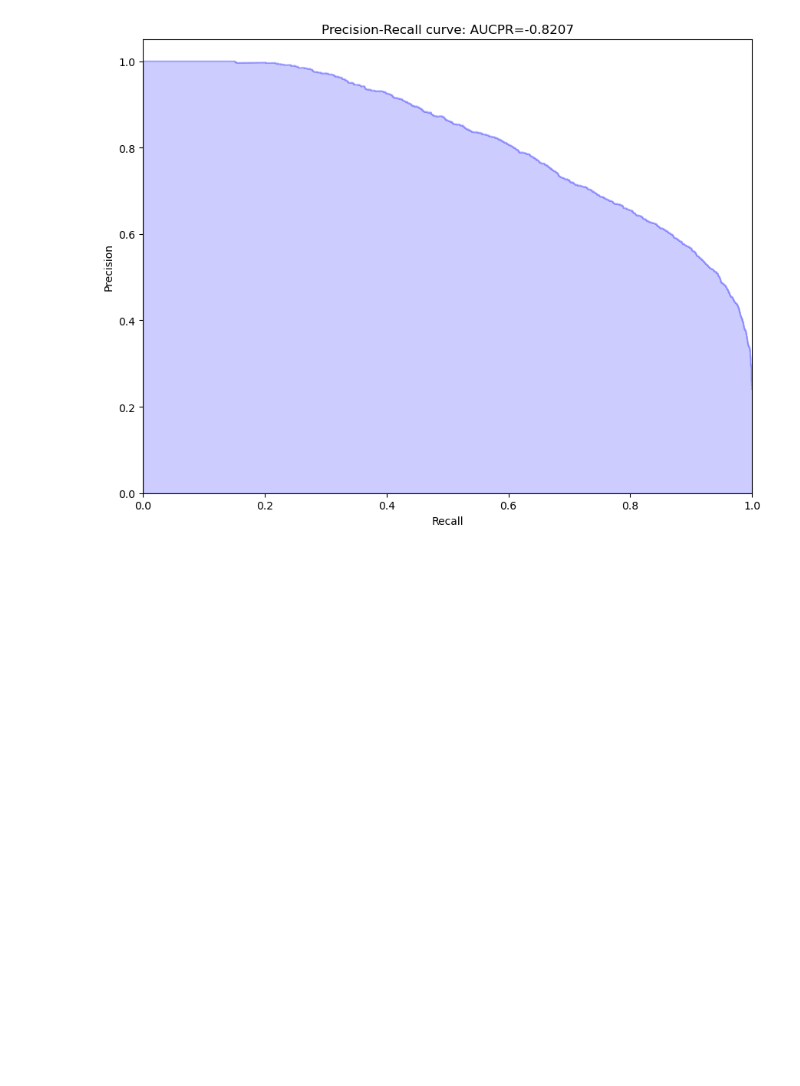
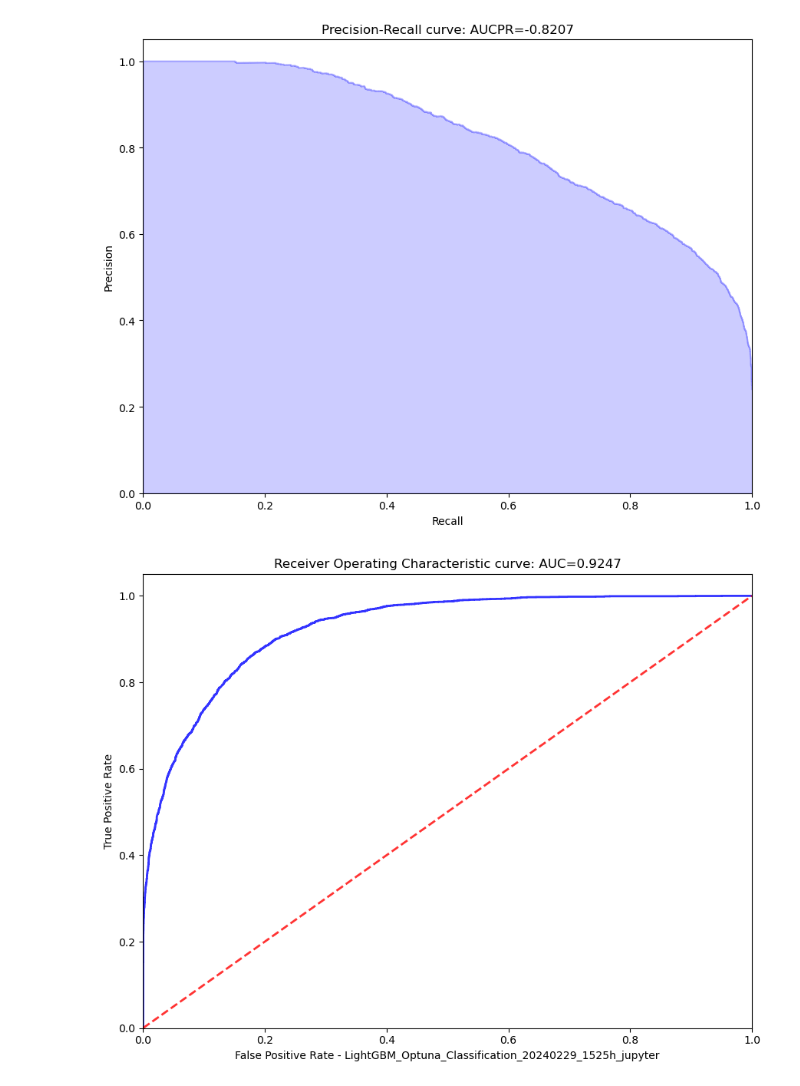
Before and after one commit to ml-score/knime_meets_python, a Jupyter notebook: machine_learning/binary/notebooks/kn_example_python_lightgbm_hyper_parameter_optuna.ipynb, the cells around one changed output. Drawn from its saved outputs; the diff is of its cells as text; code cells hidden in the pictures; blank space fills up the shorter version.

```diff
--- a/machine_learning/binary/notebooks/kn_example_python_lightgbm_hyper_parameter_optuna.ipynb
+++ b/machine_learning/binary/notebooks/kn_example_python_lightgbm_hyper_parameter_optuna.ipynb
@@ -620,3 +620,28 @@ plt.title('Precision-Recall curve: AUCPR={0:0.4f}'.format(auc_pr))
 plt.show()
 # %% [output]
 [figure]
+# %%
+import numpy as np
+import pandas as pd
+from sklearn.metrics import roc_curve, auc
+import matplotlib.pyplot as plt
+
+y_true = result["Target"].astype(int).values
+y_score = result["P1"].values
+
+fpr, tpr, thresholds = roc_curve(y_true, y_score)
+auc_roc = auc(fpr, tpr)
+
+plt.tight_layout()
+plt.gcf().set_size_inches(10.24, 7.68)
+plt.plot(fpr, tpr, color='b', lw=2, alpha=0.8)
+plt.plot([0, 1], [0, 1], linestyle='--', lw=2, color='r', alpha=0.8)
+plt.xlabel('False Positive Rate - ' + var_model_name_full)
+plt.ylabel('True Positive Rate')
+plt.ylim([0.0, 1.05])
+plt.xlim([0.0, 1.0])
+plt.title('Receiver Operating Characteristic curve: AUC={0:0.4f}'.format(auc_roc))
+plt.savefig(var_path_model + var_model_name_full + "_auc_plot.png")
+plt.show()
+# %% [output]
+[figure, added]
```
Also changed, not shown: 1 other file.
